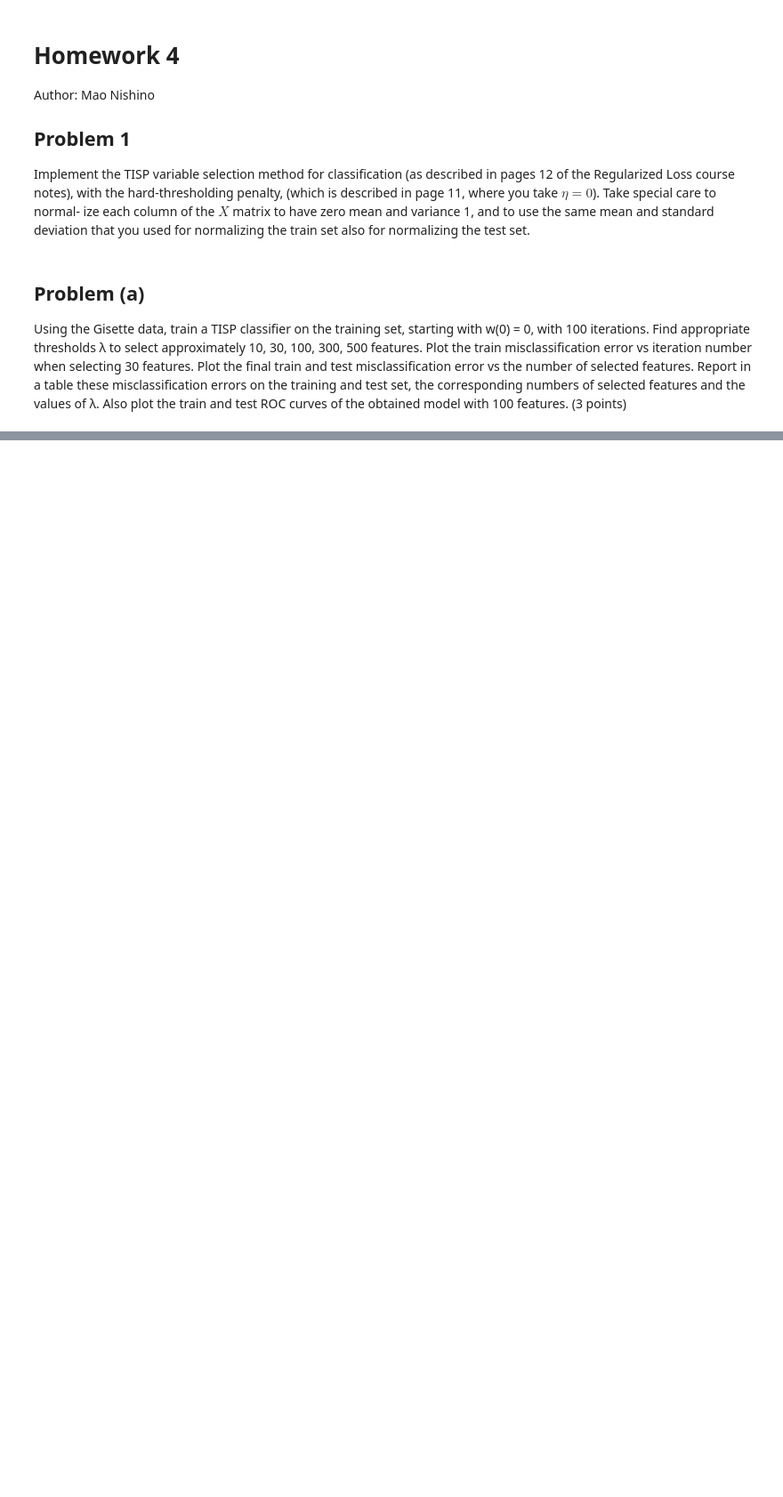
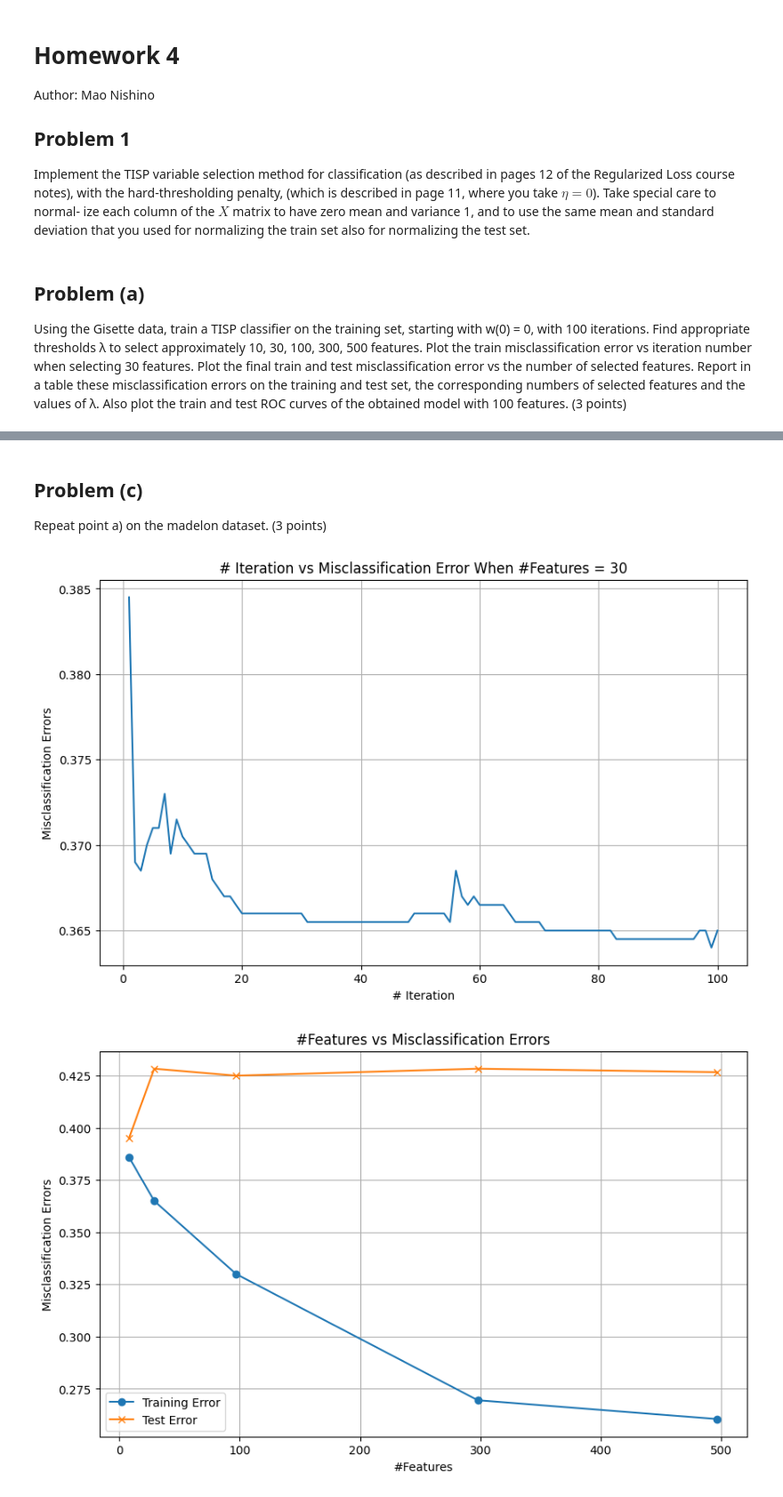
Before and after one commit to mao1756/STA5635_fa23, a Jupyter notebook: HW4/HW4.ipynb, the cells around one changed output, grey strips where cells are left out. Shown: that part at 89% size. Cells and saved outputs as stored; diff of their text form; code cells hidden in the pictures; blank space fills up the shorter version.

```diff
--- a/HW4/HW4.ipynb
+++ b/HW4/HW4.ipynb
@@ -175,0 +302,36 @@ ValueError: Unable to coerce to Series, length must be 1: given 6000
+# %% [markdown]
+## Problem (c)
+Repeat point a) on the madelon dataset. (3 points)
+# %%
+# madelon
+madelon_x_url = "./MADELON/madelon_train.data"
+madelon_y_url = "./MADELON/madelon_train.labels"
+madelon_x_test_url = "./MADELON/madelon_valid.data"
+madelon_y_test_url = "./MADELON/madelon_valid.labels"
+train_x = pd.read_csv(madelon_x_url,
+                         header=None,
+                         delim_whitespace=True)
+train_y = pd.read_csv(madelon_y_url,
+                        header=None,
+                        delim_whitespace=True)
+test_x = pd.read_csv(madelon_x_test_url,
+                             header=None,
+                             delim_whitespace=True)
+test_y = pd.read_csv(madelon_y_test_url,
+                             header=None,
+                             delim_whitespace=True)
+
+# Replace -1 with 0 so that it fits the slides
+train_y.replace(-1, 0, inplace = True)
+test_y.replace(-1, 0, inplace = True)
+# %%
+gs = HW4(train_x, train_y, test_x, test_y, eta = 1./train_x.shape[0], lamda_range = [0.00015,0.0075,0.0175,0.0245,0.03])
+gs.plot_misclass_30()
+gs.plot_misclass_all()
+df = gs.report_table()
+gs.show_roc(train_y, test_y)
+
+df
+# %% [output]
+[figure, added]
+[figure, added]
```
Also changed, not shown: parts of 7 cells of this notebook, 1 other file.
